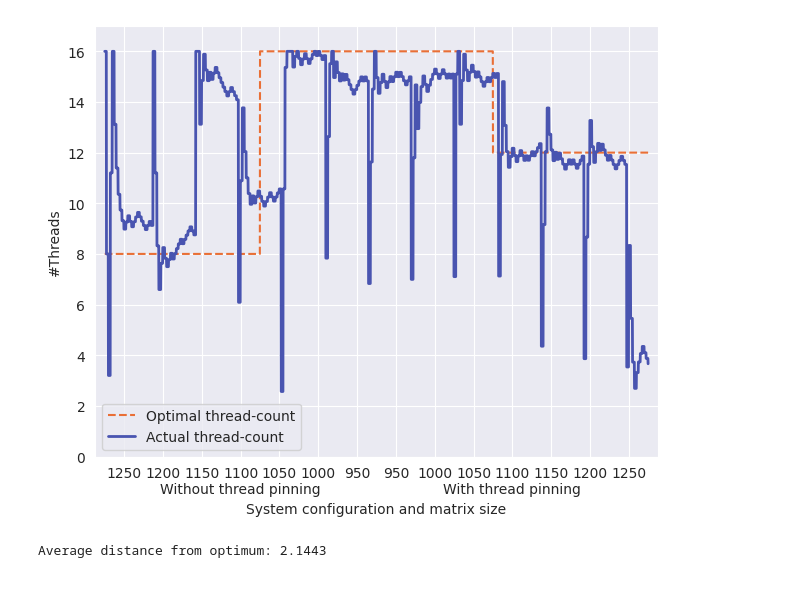
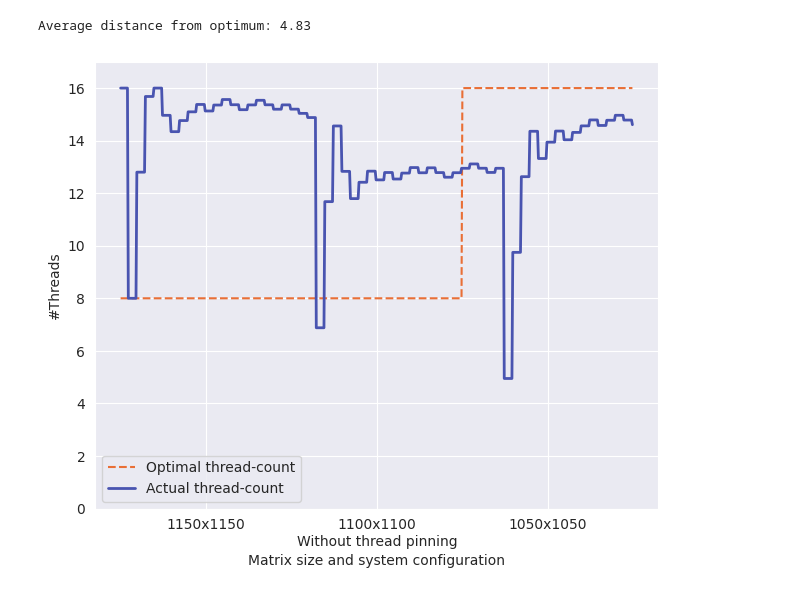
Before and after one commit to JordyAaldering/mtdynamic, a Jupyter notebook: adapt.ipynb, the cells around one changed output. Saved outputs shown, nothing was run; the diff lists cells and outputs as text; code cells hidden in the pictures.

```diff
--- a/adapt.ipynb
+++ b/adapt.ipynb
@@ -100,31 +56,26 @@ Average distance from optimum: 1.2020
 # %%
-slow = pd.read_csv('data/adapt_slow.csv')
-slow['optimum'] = slow.apply(find_best, axis=1)
+df = pd.read_csv('data/adapt_slow.csv')
+def optimum(row):
+    match (row['size'], row['pin']):
+        case (1100, False): return 8
+        case (1150, False): return 8
+        case (1100, True): return 12
+        case (1150, True): return 12
+        case _: return 16
+df['optimum'] = df.apply(optimum, axis=1)
 
-fig = plt.figure(figsize=(6.4, 5.2))
+fig, ax = plot(df)
 
-x = slow.index
-
-ax = sns.lineplot(x=x, y=slow['optimum'], label='Optimal thread-count', color=pal_runtime, linestyle='--')
-sns.lineplot(x=x, y=slow['threads'], label='Actual thread-count', color=pal_energy, linewidth=2, ax=ax)
-
-xticks = list(range(100, len(slow), 200))
-xlabels = [str(slow['size'][x]) for i, x in enumerate(xticks)]
-xlabels[3] += '\nWithout thread pinning'
-xlabels[10] += '\nWith thread pinning'
+xticks = list(range(100, len(df), 200))
+xlabels = [f'{df['size'][x]}x{df['size'][x]}' for x in xticks]
+xlabels[1] += '\nWithout thread pinning'
+#xlabels[4] += '\nWith thread pinning'
 ax.set_xticks(xticks, labels=xlabels)
 
-ax.set_xlabel('System configuration and matrix size')
-ax.set_ylabel('#Threads')
-ax.set_xlim((-50,len(slow)+50))
-ax.set_ylim((0,17))
+ax.set_xlabel('Matrix size and system configuration')
 
-fig.tight_layout()
 fig.savefig('images/adapt_slow.png', bbox_inches='tight')
 plt.show()
-
-dist = (round(slow['threads']) - slow['optimum']).abs()
-print(f'Average distance from optimum: {dist.sum() / len(dist):.4f}')
 # %% [output]
+Average distance from optimum: 4.83
-[figure, old version]
+[figure, new version]
-Average distance from optimum: 2.1443
```
Also changed, not shown: parts of 7 cells of this notebook, 7 other files.
